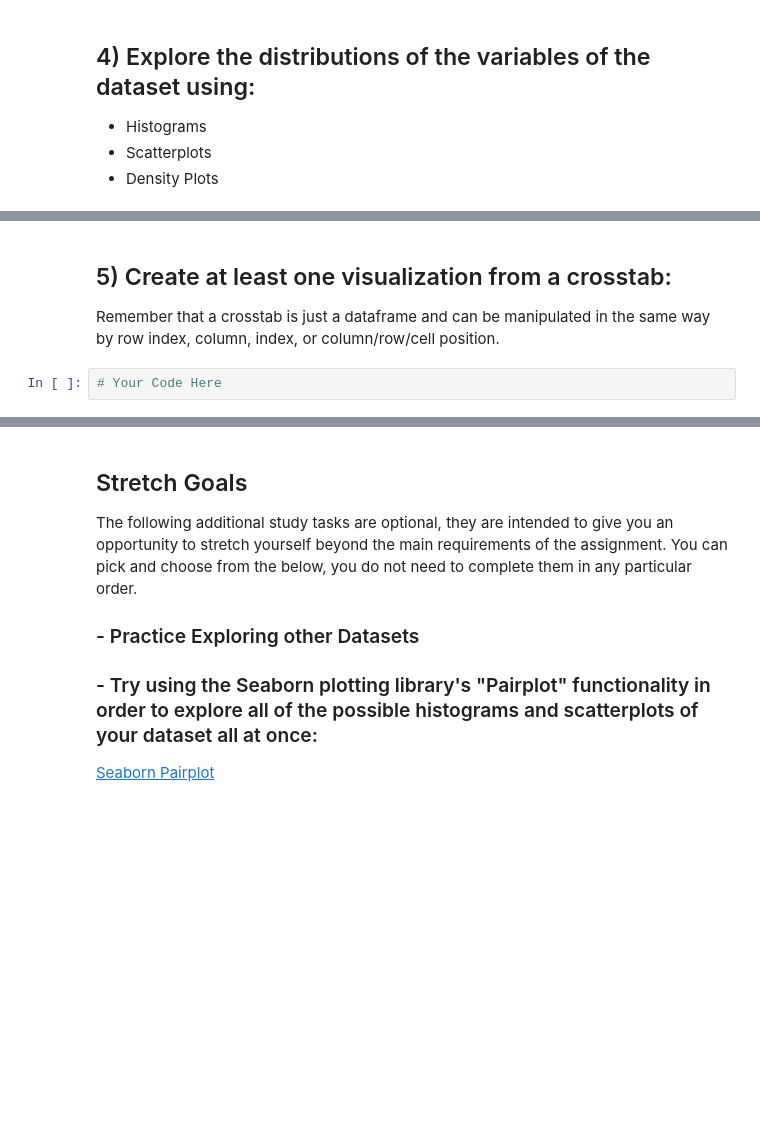
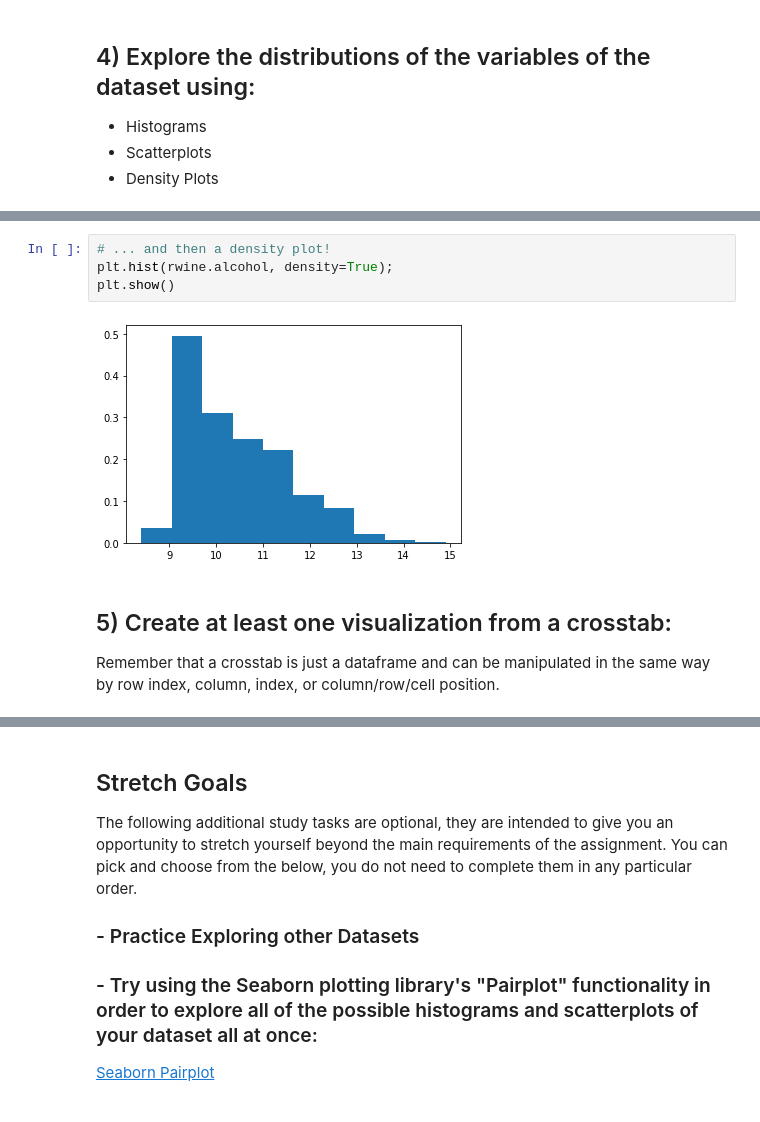
Before and after one commit to DocHollyhood/DS-Unit-1-Sprint-1-Data-Wrangling-and-Storytelling, a Jupyter notebook: module1-exploratory-data-analysis/LS_DS_111_Exploratory_Data_Analysis_Assignment.ipynb, the cells around one changed output, grey strips where cells are left out. Saved outputs shown, nothing was run; the diff lists cells and outputs as text; blank space fills up the shorter version.

```diff
--- a/module1-exploratory-data-analysis/LS_DS_111_Exploratory_Data_Analysis_Assignment.ipynb
+++ b/module1-exploratory-data-analysis/LS_DS_111_Exploratory_Data_Analysis_Assignment.ipynb
@@ -51,6 +175,10 @@ Take whichever of the above datasets has more categorical variables and use cros
+# %%
+# ... and then a density plot!
+plt.hist(rwine.alcohol, density=True);
+plt.show()
+# %% [output]
+[figure, added]
 # %% [markdown]
 ## 5) Create at least one visualization from a crosstab:
 
 Remember that a crosstab is just a dataframe and can be manipulated in the same way by row index, column, index, or column/row/cell position.
-# %%
-# Your Code Here
```
Also changed, not shown: parts of 13 cells of this notebook.
